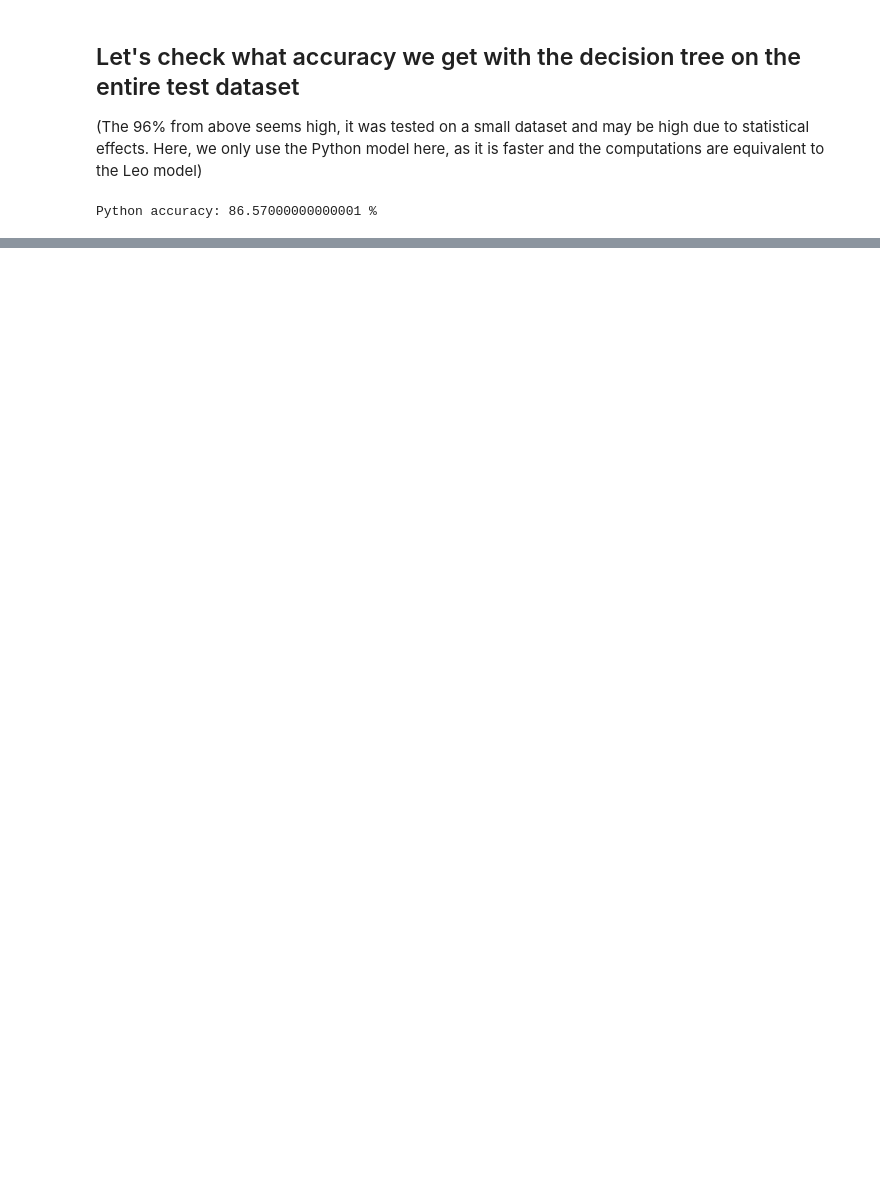
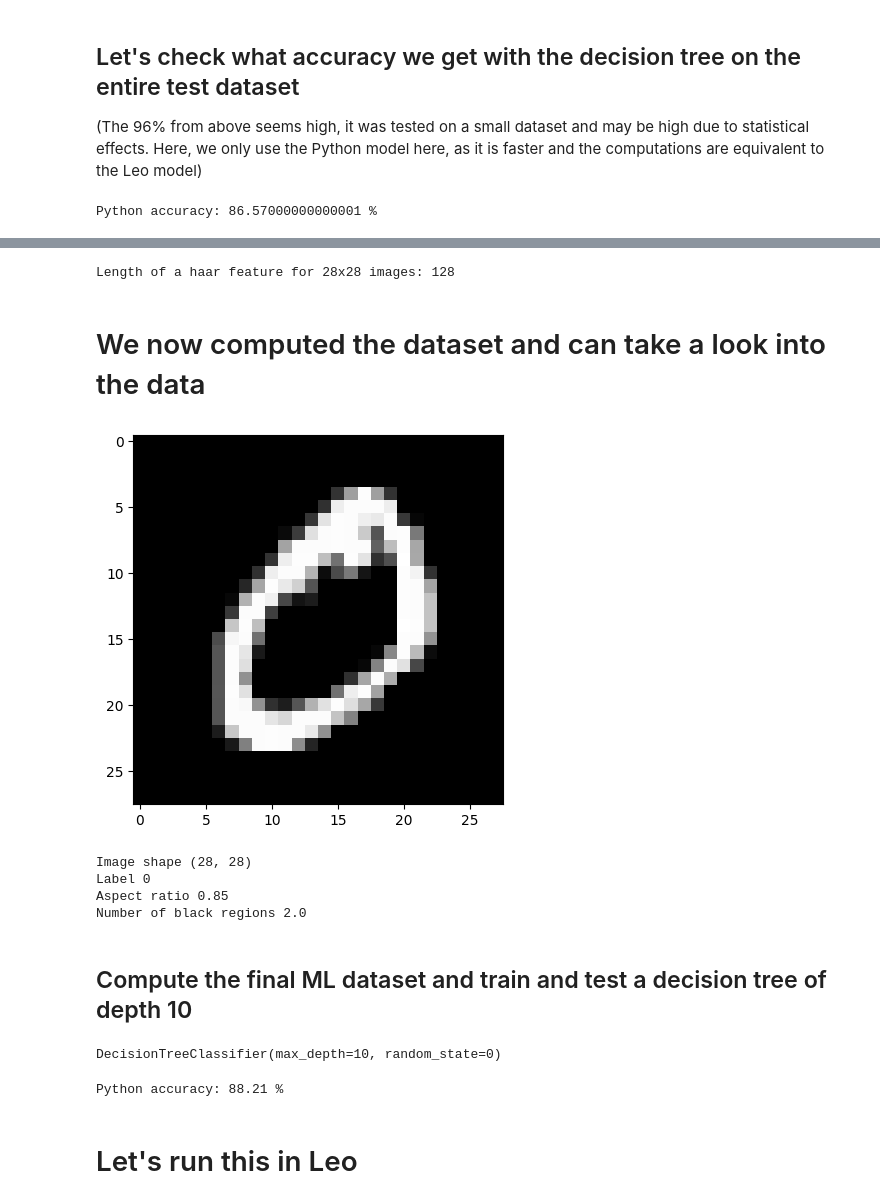
Before and after one commit to ProvableHQ/python-sdk, a Jupyter notebook: zkml/examples/decision_trees/mnist_dataset.ipynb, the cells around one changed output, grey strips where cells are left out. Cells and saved outputs as stored; diff of their text form; code cells hidden in the pictures; blank space fills up the shorter version.

Commit message:
update tree mnist example

```diff
--- a/zkml/examples/decision_trees/mnist_dataset.ipynb
+++ b/zkml/examples/decision_trees/mnist_dataset.ipynb
@@ -347,0 +369,6 @@ Python accuracy: 86.57000000000001 %
+# %%
+haar_1 = compute_haar_features(train_images[0].reshape(28, 28))
+len_haar_features = len(haar_1)
+print("Length of a haar feature for 28x28 images:", len_haar_features)
+# %% [output]
+Length of a haar feature for 28x28 images: 128
@@ -347,0 +408,42 @@ Python accuracy: 86.57000000000001 %
+# %%
+num_train = len(train_images)
+num_test = len(test_images)
+
+aspect_ratio_train = np.zeros(num_train)
+aspect_ratio_test = np.zeros(num_test)
+
+num_white_regions_train = np.zeros(num_train)
+num_white_regions_test = np.zeros(num_test)
+
+for i in range(num_train):
+    aspect_ratio_train[i] = aspect_ratio(train_images[i].reshape(28, 28))
+    num_white_regions_train[i] = num_regions_below_threshold(
+        train_images[i].reshape(28, 28)
+    )
+
+for i in range(num_test):
+    aspect_ratio_test[i] = aspect_ratio(test_images[i].reshape(28, 28))
+    num_white_regions_test[i] = num_regions_below_threshold(
+        test_images[i].reshape(28, 28)
+    )
+# %% [markdown]
+# We now computed the dataset and can take a look into the data
+# %%
+image_id = 1
+image = train_images[image_id].reshape(28, 28)
+plt.imshow(image, cmap="gray")
+plt.show()
+
+print("Image shape", image.shape)
+
+print("Label", train_labels[image_id])
+print("Aspect ratio", aspect_ratio_train[image_id])
+print("Number of black regions", num_white_regions_train[image_id])
+# %% [output]
+[figure, added]
+Image shape (28, 28)
+Label 0
+Aspect ratio 0.85
+Number of black regions 2.0
+# %% [markdown]
+## Compute the final ML dataset and train and test a decision tree of depth 10
@@ -347,0 +467,14 @@ Python accuracy: 86.57000000000001 %
+# %%
+clf_features = DecisionTreeClassifier(max_depth=10, random_state=0)
+clf_features.fit(features_train, train_labels)
+# %% [output]
+DecisionTreeClassifier(max_depth=10, random_state=0)
+# %%
+num_test_samples = len(features_test)
+python_predictions = clf_features.predict(features_test)
+python_accuracy = np.sum(python_predictions == test_labels) / num_test_samples
+print(f"Python accuracy: {100*python_accuracy} %")
+# %% [output]
+Python accuracy: 88.21 %
+# %% [markdown]
+# Let's run this in Leo
```
Also changed, not shown: parts of 9 cells of this notebook, 1 other file.
